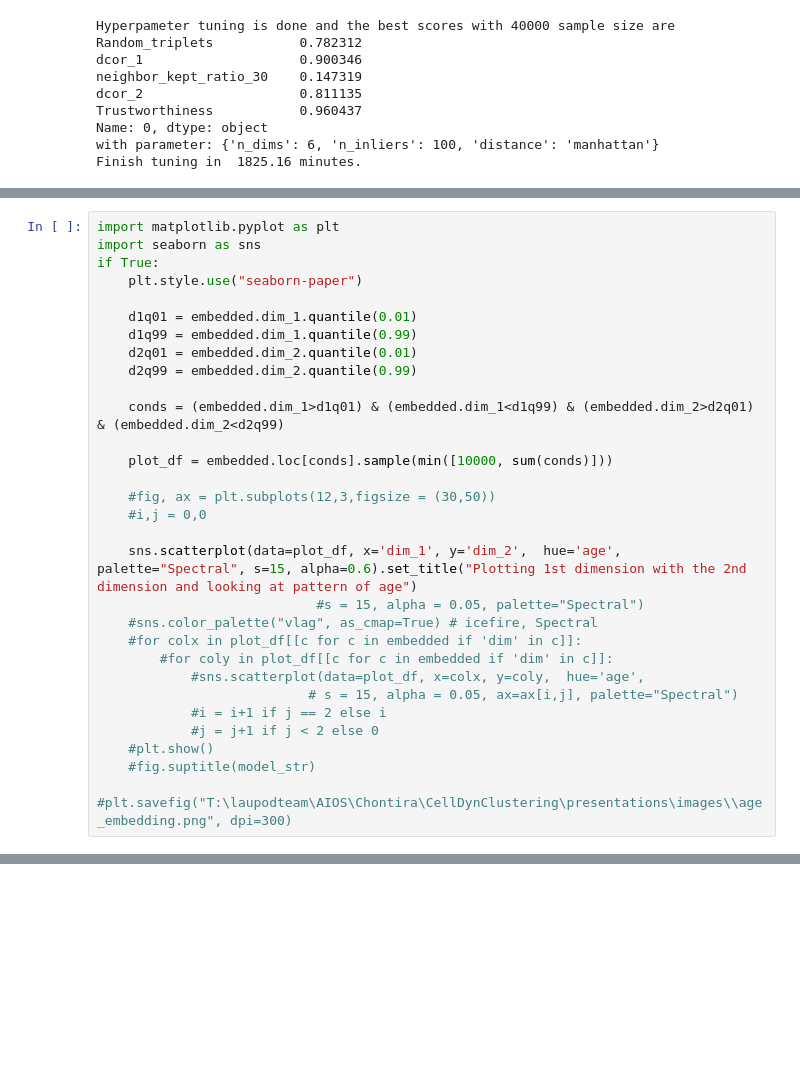
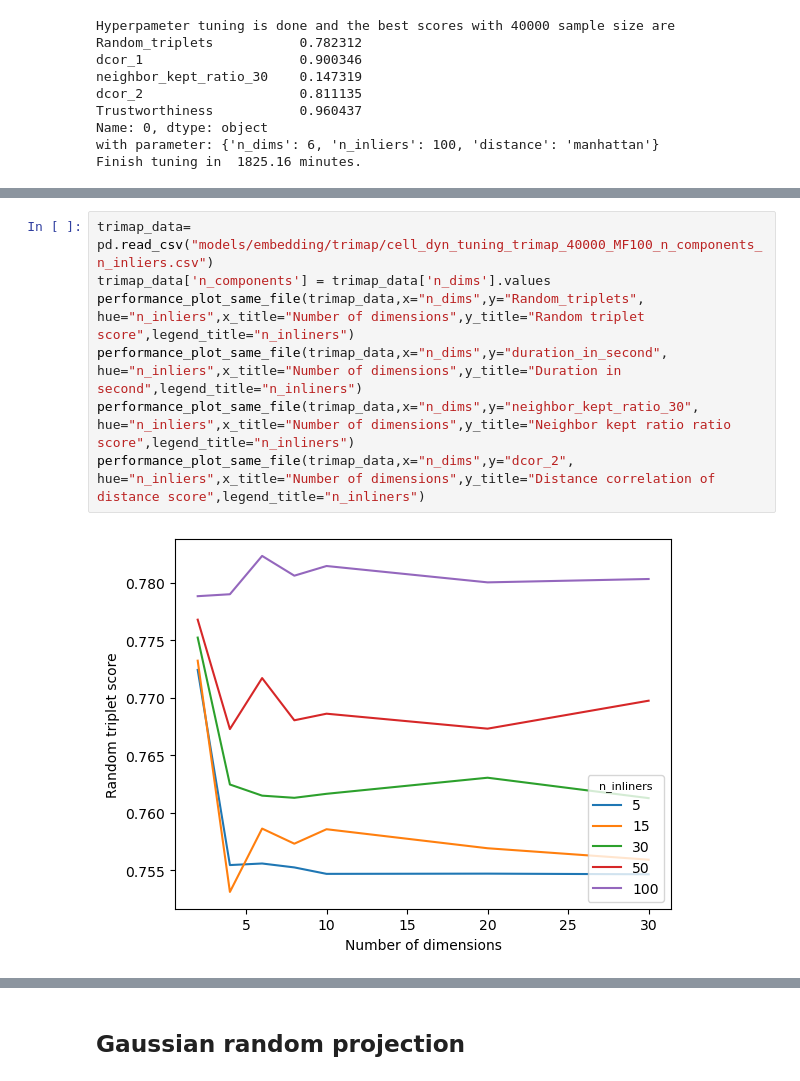
Before and after one commit to HJJoosse/celldyn_embedder, a Jupyter notebook: sandbox/comparing_embedder.ipynb, the cells around one changed output, grey strips where cells are left out. Saved outputs shown, nothing was run; the diff lists cells and outputs as text; blank space fills up the shorter version.

```diff
--- a/sandbox/comparing_embedder.ipynb
+++ b/sandbox/comparing_embedder.ipynb
@@ -120,30 +105,0 @@ embedded.to_feather("L:/lab_research/RES-Folder-UPOD/Celldynclustering/E_Researc
-# %%
-import matplotlib.pyplot as plt
-import seaborn as sns
-if True:
-    plt.style.use("seaborn-paper")
-
-    d1q01 = embedded.dim_1.quantile(0.01)
-    d1q99 = embedded.dim_1.quantile(0.99)
-    d2q01 = embedded.dim_2.quantile(0.01)
-    d2q99 = embedded.dim_2.quantile(0.99)
-
-    conds = (embedded.dim_1>d1q01) & (embedded.dim_1<d1q99) & (embedded.dim_2>d2q01) & (embedded.dim_2<d2q99)
-
-    plot_df = embedded.loc[conds].sample(min([10000, sum(conds)]))
-
-    #fig, ax = plt.subplots(12,3,figsize = (30,50))
-    #i,j = 0,0
-
-    sns.scatterplot(data=plot_df, x='dim_1', y='dim_2',  hue='age', palette="Spectral", s=15, alpha=0.6).set_title("Plotting 1st dimension with the 2nd dimension and looking at pattern of age")
-                            #s = 15, alpha = 0.05, palette="Spectral")
-    #sns.color_palette("vlag", as_cmap=True) # icefire, Spectral
-    #for colx in plot_df[[c for c in embedded if 'dim' in c]]:
-        #for coly in plot_df[[c for c in embedded if 'dim' in c]]:
-            #sns.scatterplot(data=plot_df, x=colx, y=coly,  hue='age',
-                           # s = 15, alpha = 0.05, ax=ax[i,j], palette="Spectral")
-            #i = i+1 if j == 2 else i
-            #j = j+1 if j < 2 else 0
-    #plt.show()
-    #fig.suptitle(model_str)
-    #plt.savefig("T:\laupodteam\AIOS\Chontira\CellDynClustering\presentations\images\\age_embedding.png", dpi=300)
@@ -151,0 +106,9 @@ if True:
+# %%
+trimap_data= pd.read_csv("models/embedding/trimap/cell_dyn_tuning_trimap_40000_MF100_n_components_n_inliers.csv")
+trimap_data['n_components'] = trimap_data['n_dims'].values
+performance_plot_same_file(trimap_data,x="n_dims",y="Random_triplets", hue="n_inliers",x_title="Number of dimensions",y_title="Random triplet score",legend_title="n_inliners")
+performance_plot_same_file(trimap_data,x="n_dims",y="duration_in_second", hue="n_inliers",x_title="Number of dimensions",y_title="Duration in second",legend_title="n_inliners")
+performance_plot_same_file(trimap_data,x="n_dims",y="neighbor_kept_ratio_30", hue="n_inliers",x_title="Number of dimensions",y_title="Neighbor kept ratio ratio score",legend_title="n_inliners")
+performance_plot_same_file(trimap_data,x="n_dims",y="dcor_2", hue="n_inliers",x_title="Number of dimensions",y_title="Distance correlation of distance score",legend_title="n_inliners")
+# %% [output]
+[figure, added]
@@ -151,0 +118,2 @@ if True:
+# %% [markdown]
+## Gaussian random projection
```
Also changed, not shown: parts of 13 cells of this notebook, 5 other files.
